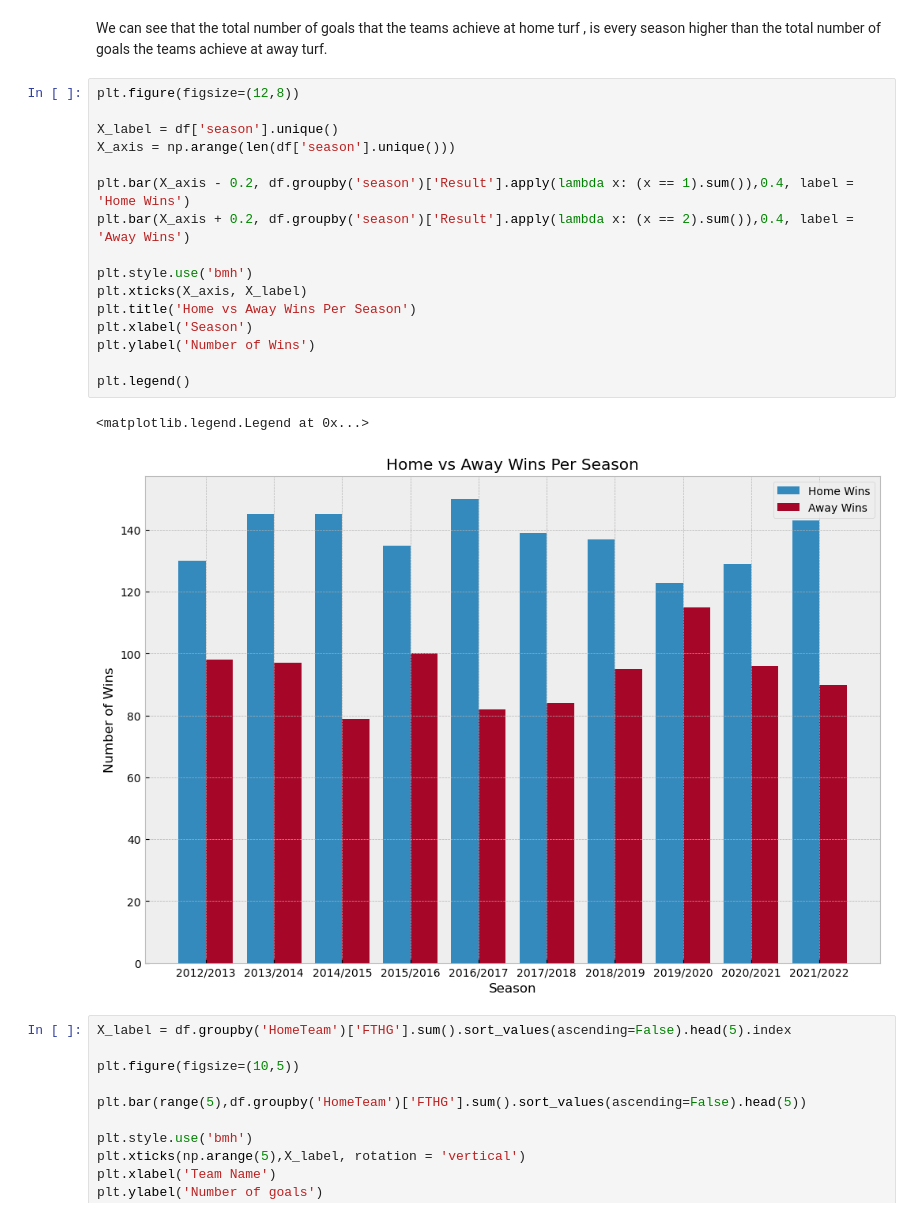
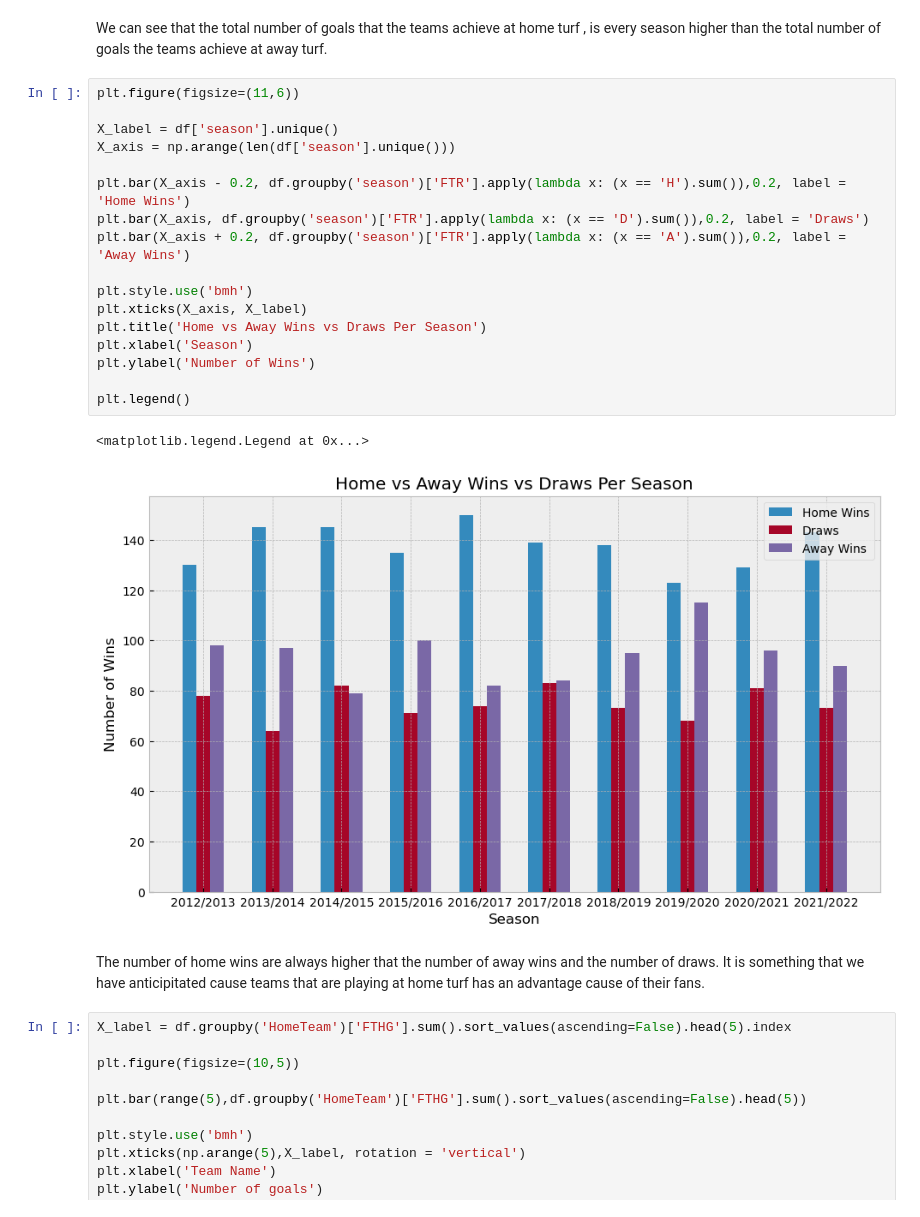
Before and after one commit to georgeanastasiadis/football-match-result-prediction-using-ml-techniques, a Jupyter notebook: EDA/Bundesliga_da.ipynb, the cells around one changed output. Drawn from its saved outputs; the diff is of its cells as text.

```diff
--- a/EDA/Bundesliga_da.ipynb
+++ b/EDA/Bundesliga_da.ipynb
@@ -65,24 +45,27 @@ plt.legend()
 We can see that the total number of goals that the teams achieve at home turf , is every season higher than the
 total number of goals the teams achieve at away turf.
 # %%
-plt.figure(figsize=(12,8))
+plt.figure(figsize=(11,6))
 
 X_label = df['season'].unique()
 X_axis = np.arange(len(df['season'].unique()))
 
-plt.bar(X_axis - 0.2, df.groupby('season')['Result'].apply(lambda x: (x == 1).sum()),0.4, label = 'Home Wins')
-plt.bar(X_axis + 0.2, df.groupby('season')['Result'].apply(lambda x: (x == 2).sum()),0.4, label = 'Away Wins')
+plt.bar(X_axis - 0.2, df.groupby('season')['FTR'].apply(lambda x: (x == 'H').sum()),0.2, label = 'Home Wins')
+plt.bar(X_axis, df.groupby('season')['FTR'].apply(lambda x: (x == 'D').sum()),0.2, label = 'Draws')
+plt.bar(X_axis + 0.2, df.groupby('season')['FTR'].apply(lambda x: (x == 'A').sum()),0.2, label = 'Away Wins')
 
 plt.style.use('bmh')
 plt.xticks(X_axis, X_label)
-plt.title('Home vs Away Wins Per Season')
+plt.title('Home vs Away Wins vs Draws Per Season')
 plt.xlabel('Season')
 plt.ylabel('Number of Wins')
 
 plt.legend()
 # %% [output]
 <matplotlib.legend.Legend at 0x...>
-[figure, old version]
+[figure, new version]
+# %% [markdown]
+The number of home wins are always higher that the number of away wins and the number of draws. It is something that we have anticipitated cause teams that are playing at home turf has an advantage cause of their fans.
 # %%
 X_label = df.groupby('HomeTeam')['FTHG'].sum().sort_values(ascending=False).head(5).index
 
```
Also changed, not shown: parts of 43 cells of this notebook.
